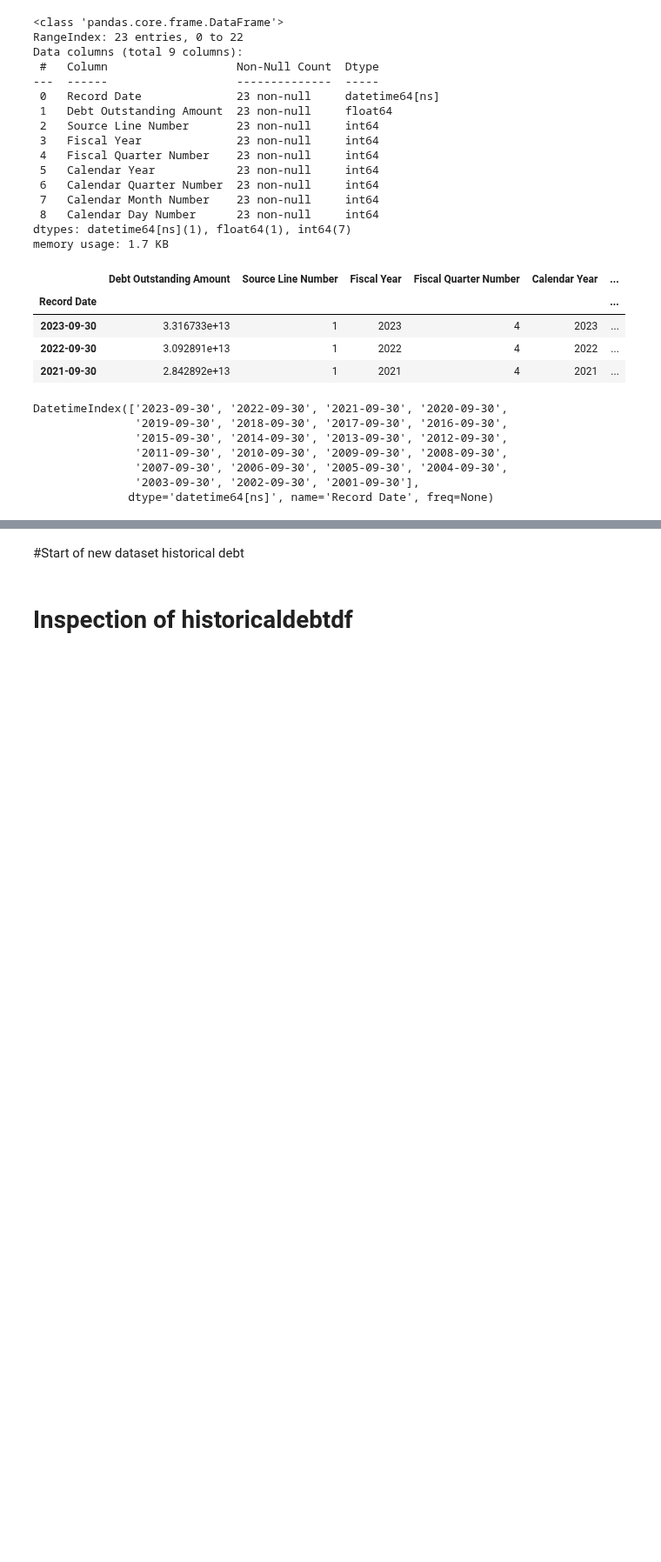
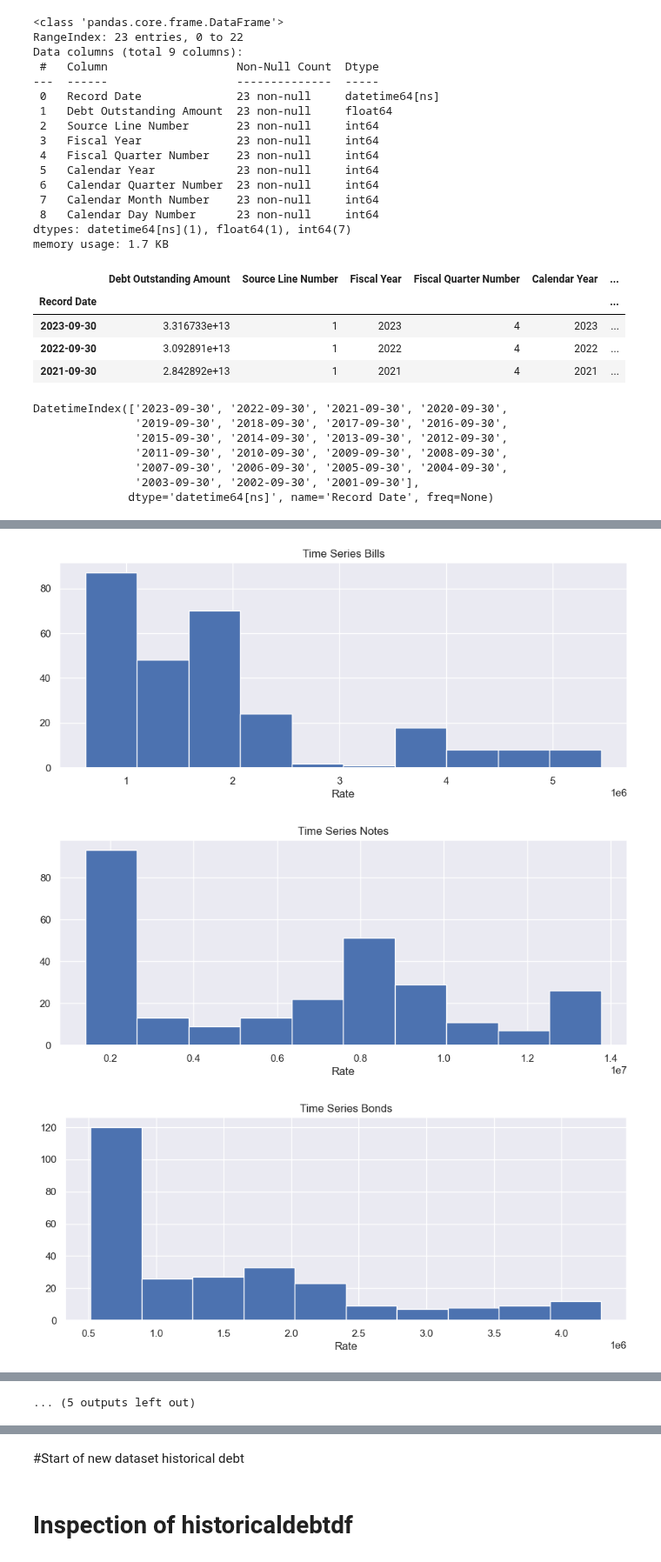
Before and after one commit to felabonte/DataMiningFinalProject, a Jupyter notebook: CS6220_DataMining_FinalProject.ipynb, the cells around one changed output, grey strips where cells are left out. Shown at 87% size. Drawn from its saved outputs; the diff is of its cells as text; code cells hidden in the pictures; blank space fills up the shorter version.

```diff
--- a/CS6220_DataMining_FinalProject.ipynb
+++ b/CS6220_DataMining_FinalProject.ipynb
@@ -517,0 +717,14 @@ hdout_clean.plot.line(x='Fiscal Year', y='Debt Outstanding Amount')
+# %%
+sns.set(rc={'figure.figsize':(11, 4)})
+for sec_class in security_class_set:
+    df = mspd_df[mspd_df['Security Class Description'] == sec_class]
+    df['Total Public Debt Outstanding (in Millions)'].hist()
+    plt.xlabel('Rate')
+
+    # displaying the title
+    plt.title("Time Series " + sec_class)
+    plt.show()
+# %% [output]
+[figure, added]
+[figure, added]
+[figure, added]
@@ -517,0 +740 @@ hdout_clean.plot.line(x='Fiscal Year', y='Debt Outstanding Amount')
+... (5 outputs left out)
```
Also changed, not shown: parts of 33 cells of this notebook.
